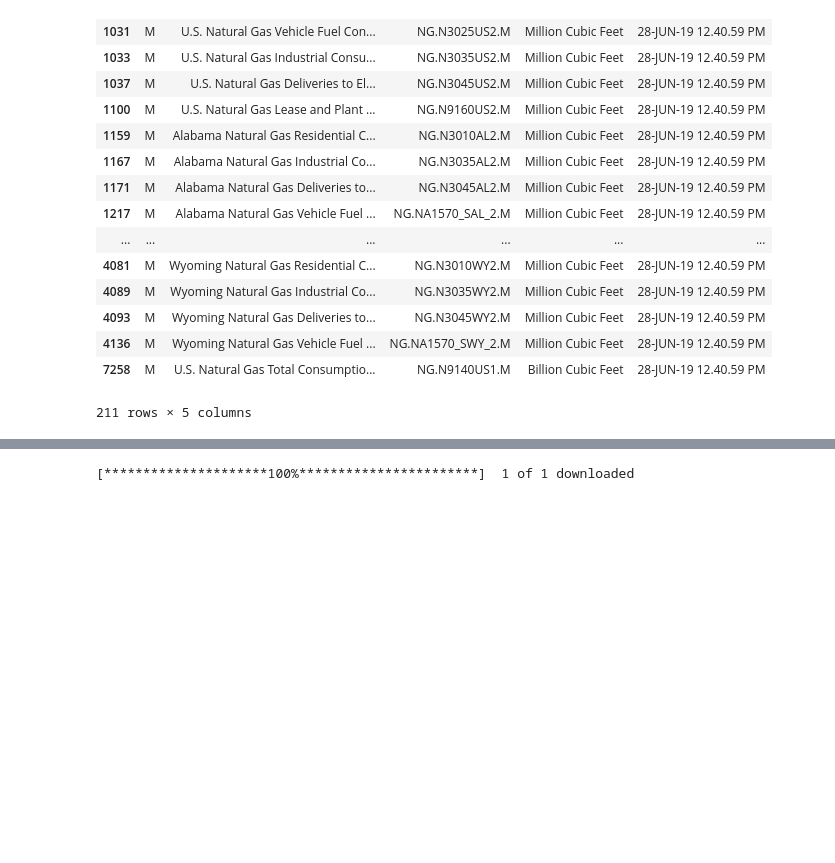
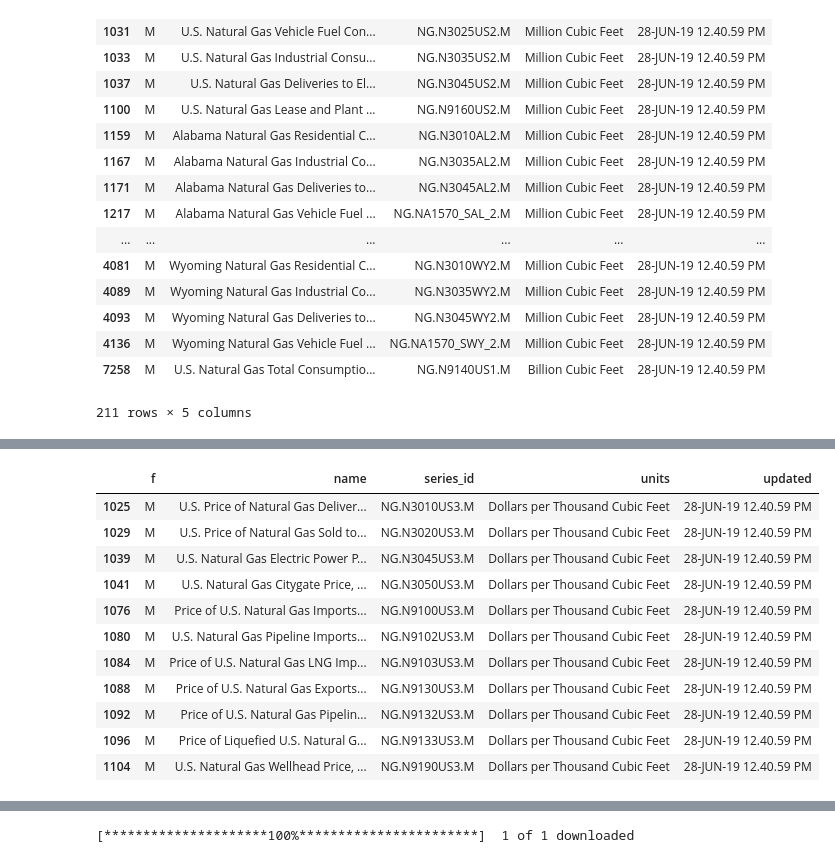
Before and after one commit to jwaliaga/NatGasDemandForcast, a Jupyter notebook: Notebooks/Wilson/CSV_Generators.ipynb, the cells around one changed output, grey strips where cells are left out. Saved outputs shown, nothing was run; the diff lists cells and outputs as text; code cells hidden in the pictures; blank space fills up the shorter version.

```diff
--- a/Notebooks/Wilson/CSV_Generators.ipynb
+++ b/Notebooks/Wilson/CSV_Generators.ipynb
@@ -177,0 +218,15 @@ df_info
+# %%
+df_ng_price.loc[(df_ng_price["name"].str.contains("U.S.")==True) & (df_ng_price["f"]=="M")]
+# %% [output]
+|  | f | name | series_id | units | updated |
+| 1025 | M | U.S. Price of Natural Gas Deliver... | NG.N3010US3.M | Dollars per Thousand Cubic Feet | 28-JUN-19 12.40.59 PM |
+| 1029 | M | U.S. Price of Natural Gas Sold to... | NG.N3020US3.M | Dollars per Thousand Cubic Feet | 28-JUN-19 12.40.59 PM |
+| 1039 | M | U.S. Natural Gas Electric Power P... | NG.N3045US3.M | Dollars per Thousand Cubic Feet | 28-JUN-19 12.40.59 PM |
+| 1041 | M | U.S. Natural Gas Citygate Price, ... | NG.N3050US3.M | Dollars per Thousand Cubic Feet | 28-JUN-19 12.40.59 PM |
+| 1076 | M | Price of U.S. Natural Gas Imports... | NG.N9100US3.M | Dollars per Thousand Cubic Feet | 28-JUN-19 12.40.59 PM |
+| 1080 | M | U.S. Natural Gas Pipeline Imports... | NG.N9102US3.M | Dollars per Thousand Cubic Feet | 28-JUN-19 12.40.59 PM |
+| 1084 | M | Price of U.S. Natural Gas LNG Imp... | NG.N9103US3.M | Dollars per Thousand Cubic Feet | 28-JUN-19 12.40.59 PM |
+| 1088 | M | Price of U.S. Natural Gas Exports... | NG.N9130US3.M | Dollars per Thousand Cubic Feet | 28-JUN-19 12.40.59 PM |
+| 1092 | M | Price of U.S. Natural Gas Pipelin... | NG.N9132US3.M | Dollars per Thousand Cubic Feet | 28-JUN-19 12.40.59 PM |
+| 1096 | M | Price of Liquefied U.S. Natural G... | NG.N9133US3.M | Dollars per Thousand Cubic Feet | 28-JUN-19 12.40.59 PM |
+| 1104 | M | U.S. Natural Gas Wellhead Price, ... | NG.N9190US3.M | Dollars per Thousand Cubic Feet | 28-JUN-19 12.40.59 PM |
```
Also changed, not shown: parts of 6 cells of this notebook, 12 other files.
